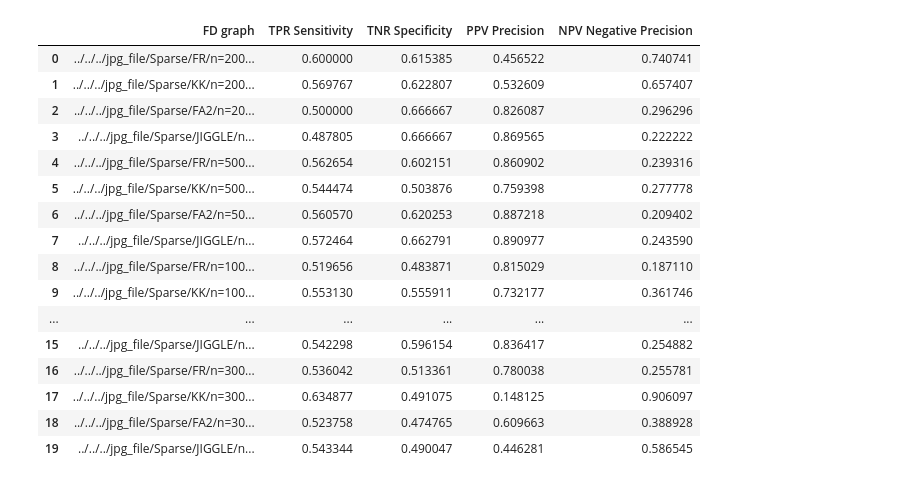
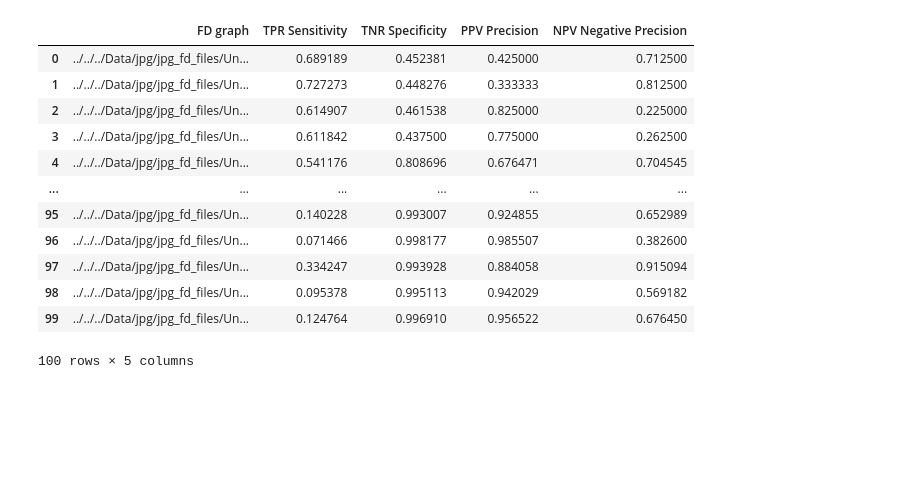
Before and after one commit to UMkashingHui/MyExperiments, a Jupyter notebook: Programs/Sensitivity/Result2Graph.ipynb, the cells around one changed output. Drawn from its saved outputs; the diff is of its cells as text; code cells hidden in the pictures; blank space fills up the shorter version.

```diff
--- a/Programs/Sensitivity/Result2Graph.ipynb
+++ b/Programs/Sensitivity/Result2Graph.ipynb
@@ -19,26 +14,22 @@ df15 = pd.read_csv(file_name_d15)
 
 # frames = [df1, df_200]
 # df = pd.concat(frames)
-# %%
-df8
-# %% [output]
-|  | FD graph | TPR Sensitivity | TNR Specificity | PPV Precision | NPV Negative Precision |
-| 0 | ../../../jpg_file/Sparse/FR/n=200... | 0.600000 | 0.615385 | 0.456522 | 0.740741 |
-| 1 | ../../../jpg_file/Sparse/KK/n=200... | 0.569767 | 0.622807 | 0.532609 | 0.657407 |
-| 2 | ../../../jpg_file/Sparse/FA2/n=20... | 0.500000 | 0.666667 | 0.826087 | 0.296296 |
-| 3 | ../../../jpg_file/Sparse/JIGGLE/n... | 0.487805 | 0.666667 | 0.869565 | 0.222222 |
-| 4 | ../../../jpg_file/Sparse/FR/n=500... | 0.562654 | 0.602151 | 0.860902 | 0.239316 |
-| 5 | ../../../jpg_file/Sparse/KK/n=500... | 0.544474 | 0.503876 | 0.759398 | 0.277778 |
-| 6 | ../../../jpg_file/Sparse/FA2/n=50... | 0.560570 | 0.620253 | 0.887218 | 0.209402 |
-| 7 | ../../../jpg_file/Sparse/JIGGLE/n... | 0.572464 | 0.662791 | 0.890977 | 0.243590 |
-| 8 | ../../../jpg_file/Sparse/FR/n=100... | 0.519656 | 0.483871 | 0.815029 | 0.187110 |
-| 9 | ../../../jpg_file/Sparse/KK/n=100... | 0.553130 | 0.555911 | 0.732177 | 0.361746 |
-| ... | ... | ... | ... | ... | ... |
-| 15 | ../../../jpg_file/Sparse/JIGGLE/n... | 0.542298 | 0.596154 | 0.836417 | 0.254882 |
-| 16 | ../../../jpg_file/Sparse/FR/n=300... | 0.536042 | 0.513361 | 0.780038 | 0.255781 |
-| 17 | ../../../jpg_file/Sparse/KK/n=300... | 0.634877 | 0.491075 | 0.148125 | 0.906097 |
-| 18 | ../../../jpg_file/Sparse/FA2/n=30... | 0.523758 | 0.474765 | 0.609663 | 0.388928 |
-| 19 | ../../../jpg_file/Sparse/JIGGLE/n... | 0.543344 | 0.490047 | 0.446281 | 0.586545 |
+# %%
+df_uniform
+# %% [output]
+|  | FD graph | TPR Sensitivity | TNR Specificity | PPV Precision | NPV Negative Precision |
+| 0 | ../../../Data/jpg/jpg_fd_files/Un... | 0.689189 | 0.452381 | 0.425000 | 0.712500 |
+| 1 | ../../../Data/jpg/jpg_fd_files/Un... | 0.727273 | 0.448276 | 0.333333 | 0.812500 |
+| 2 | ../../../Data/jpg/jpg_fd_files/Un... | 0.614907 | 0.461538 | 0.825000 | 0.225000 |
+| 3 | ../../../Data/jpg/jpg_fd_files/Un... | 0.611842 | 0.437500 | 0.775000 | 0.262500 |
+| 4 | ../../../Data/jpg/jpg_fd_files/Un... | 0.541176 | 0.808696 | 0.676471 | 0.704545 |
+| ... | ... | ... | ... | ... | ... |
+| 95 | ../../../Data/jpg/jpg_fd_files/Un... | 0.140228 | 0.993007 | 0.924855 | 0.652989 |
+| 96 | ../../../Data/jpg/jpg_fd_files/Un... | 0.071466 | 0.998177 | 0.985507 | 0.382600 |
+| 97 | ../../../Data/jpg/jpg_fd_files/Un... | 0.334247 | 0.993928 | 0.884058 | 0.915094 |
+| 98 | ../../../Data/jpg/jpg_fd_files/Un... | 0.095378 | 0.995113 | 0.942029 | 0.569182 |
+| 99 | ../../../Data/jpg/jpg_fd_files/Un... | 0.124764 | 0.996910 | 0.956522 | 0.676450 |
+100 rows × 5 columns
 # %%
 def df_split(df):
     df_result = pd.DataFrame(columns=['Type', 'FD_Algorithm', 'Nodes_Number', 'Degree', 'TPR_Sensitivity', 'TNR_Specificity','PPV_Precision', 'NPV_Negative_Precision'])
```
Also changed, not shown: parts of 8 cells of this notebook, 31 other files.
